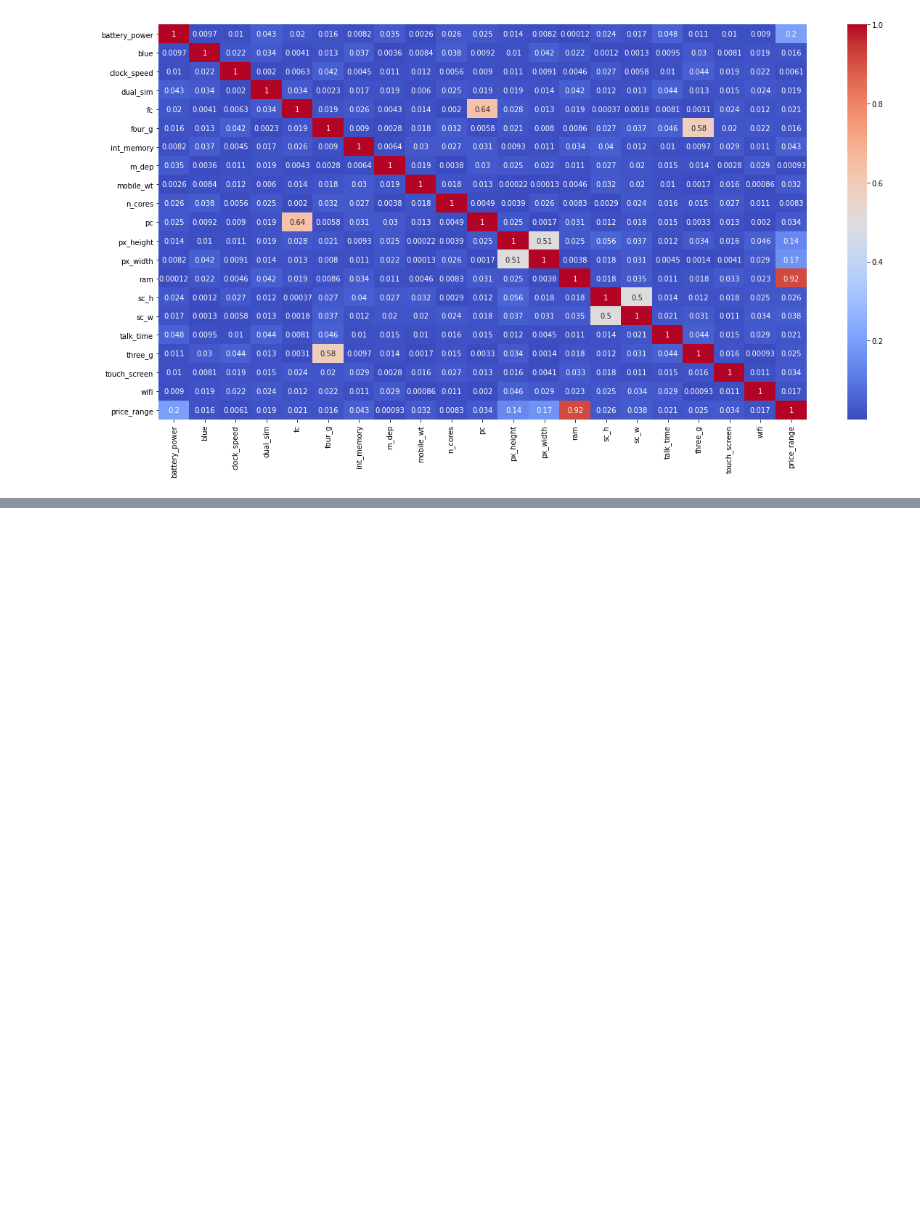
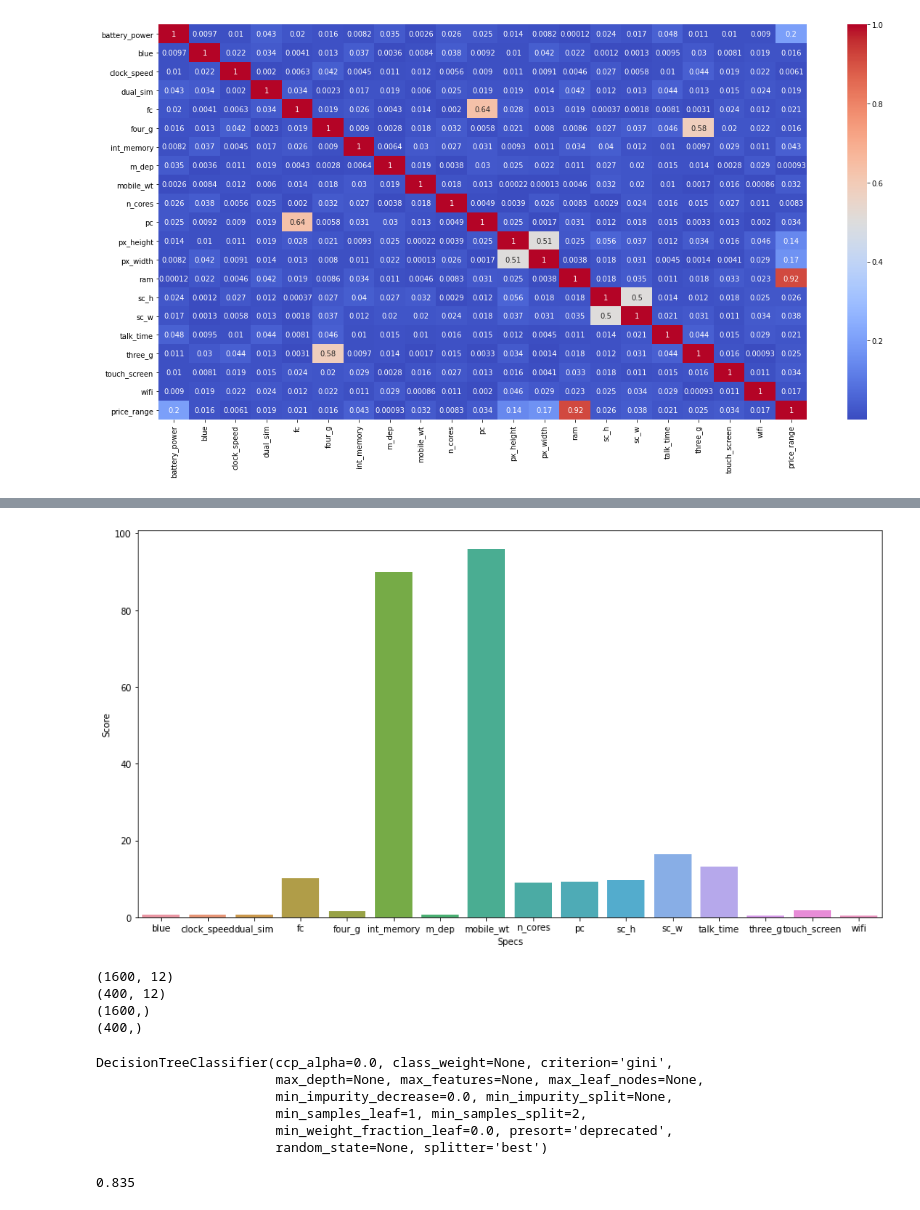
Before and after one commit to spandit98/Mobile-Price-Range-Prediction, a Jupyter notebook: Mobile_Price_Range_Prediction_Soumyadeep.ipynb, the cells around one changed output, grey strips where cells are left out. Cells and saved outputs as stored; diff of their text form; code cells hidden in the pictures; blank space fills up the shorter version.

```diff
--- a/Mobile_Price_Range_Prediction_Soumyadeep.ipynb
+++ b/Mobile_Price_Range_Prediction_Soumyadeep.ipynb
@@ -351,0 +393,3 @@ sns.heatmap(abs(corr),cmap='coolwarm',annot=True)
+# %%
+#Keeping the columns with value above 100 aside to understand the other important features
+temp_df= feat_imp.drop(index=[0,11,12,13])
@@ -351,0 +416,6 @@ sns.heatmap(abs(corr),cmap='coolwarm',annot=True)
+# %%
+fig, ax = plt1.subplots(figsize=(15,8))
+ax = sns.barplot(x=temp_df['Specs'], y=temp_df['Score'])
+plt1.show()
+# %% [output]
+[figure, added]
@@ -351,0 +426,13 @@ sns.heatmap(abs(corr),cmap='coolwarm',annot=True)
+# %%
+# Appying the train test split
+from sklearn.model_selection import train_test_split
+X_train,X_test,Y_train,Y_test=train_test_split(X, Y, test_size=0.20,random_state=42,stratify=Y)
+print(X_train.shape)
+print(X_test.shape)
+print(Y_train.shape)
+print(Y_test.shape)
+# %% [output]
+(1600, 12)
+(400, 12)
+(1600,)
+(400,)
@@ -351,0 +448,12 @@ sns.heatmap(abs(corr),cmap='coolwarm',annot=True)
+# %%
+from sklearn.tree import DecisionTreeClassifier
+clsr = DecisionTreeClassifier()
+X_train, X_test, Y_train, Y_test = train_test_split(X, Y, test_size=0.20, random_state=42)
+clsr.fit(X_train, Y_train)
+# %% [output]
+DecisionTreeClassifier(ccp_alpha=0.0, class_weight=None, criterion='gini',
+                       max_depth=None, max_features=None, max_leaf_nodes=None,
+                       min_impurity_decrease=0.0, min_impurity_split=None,
+                       min_samples_leaf=1, min_samples_split=2,
+                       min_weight_fraction_leaf=0.0, presort='deprecated',
+                       random_state=None, splitter='best')
@@ -351,0 +462,4 @@ sns.heatmap(abs(corr),cmap='coolwarm',annot=True)
+# %%
+accuracy_score(Y_test, y_pred)
+# %% [output]
+0.835
```
Also changed, not shown: parts of 84 cells of this notebook.
